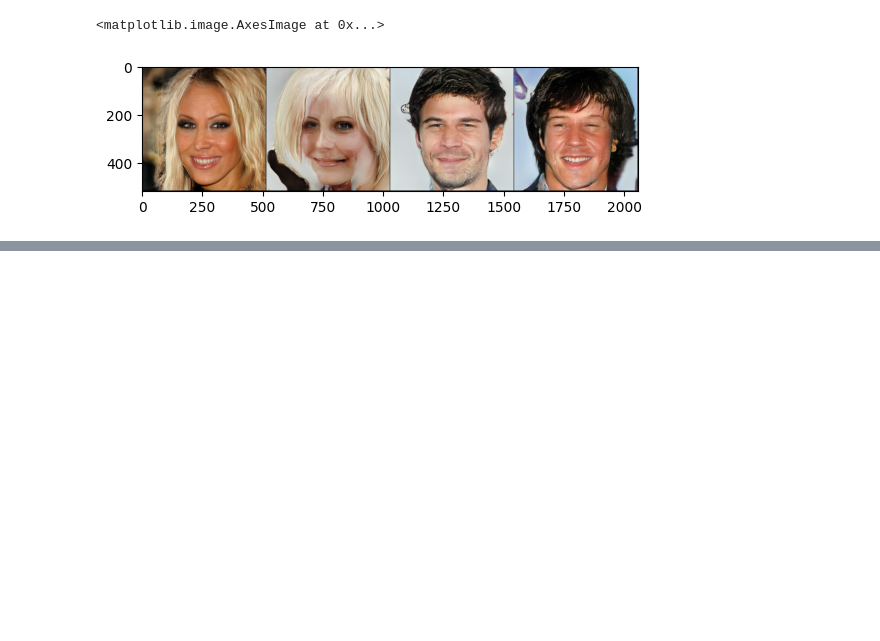
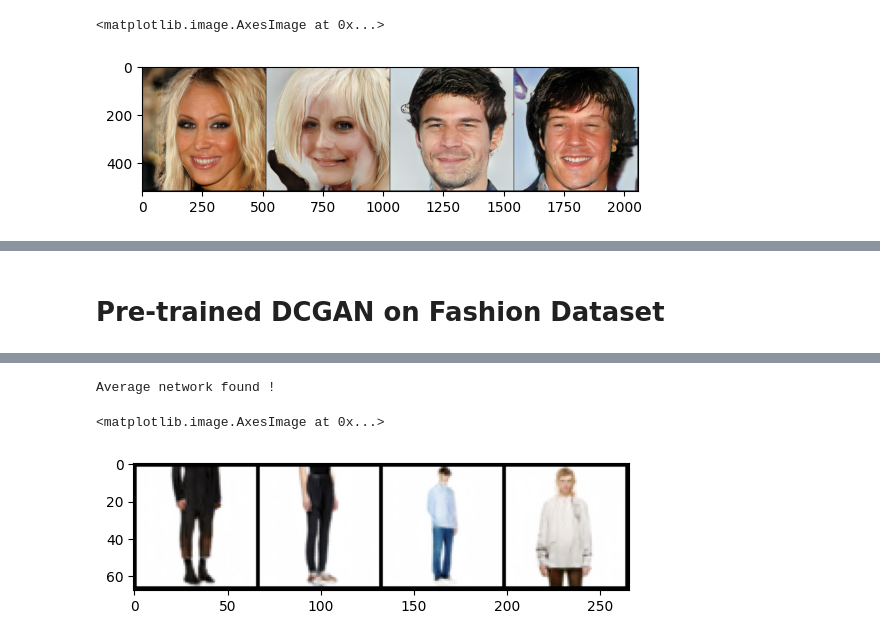
Before and after one commit to anshupandey/Generative-Adversial-Networks, a Jupyter notebook: facebookresearch_pytorch-gan-zoo_pgan.ipynb, the cells around one changed output, grey strips where cells are left out. Cells and saved outputs as stored; diff of their text form; code cells hidden in the pictures; blank space fills up the shorter version.

```diff
--- a/facebookresearch_pytorch-gan-zoo_pgan.ipynb
+++ b/facebookresearch_pytorch-gan-zoo_pgan.ipynb
@@ -71,0 +100,24 @@ Progressive Growing of GANs is a method developed by Karras et. al. [1] in 2017
+# %% [markdown]
+# Pre-trained DCGAN on Fashion Dataset
+# %%
+import torch
+use_gpu = True if torch.cuda.is_available() else False
+
+# trained on high-quality celebrity faces "celebA" dataset
+# this model outputs 512 x 512 pixel images
+model = torch.hub.load('facebookresearch/pytorch_GAN_zoo:hub',
+                       'DCGAN', model_name='fashionGen',
+                       pretrained=True, useGPU=use_gpu)
+
+num_images = 4
+noise, _ = model.buildNoiseData(num_images)
+with torch.no_grad():
+    generated_images = model.test(noise)
+
+# let's plot these images using torchvision and matplotlib
+import matplotlib.pyplot as plt
+import torchvision
+grid = torchvision.utils.make_grid(generated_images.clamp(min=-1, max=1), scale_each=True, normalize=True)
+plt.imshow(grid.permute(1, 2, 0).cpu().numpy())
+# plt.show()
+# %% [output]
@@ -71,0 +126,3 @@ Progressive Growing of GANs is a method developed by Karras et. al. [1] in 2017
+Average network found !
+<matplotlib.image.AxesImage at 0x...>
+[figure, added]
```
Also changed, not shown: parts of 6 cells of this notebook.
